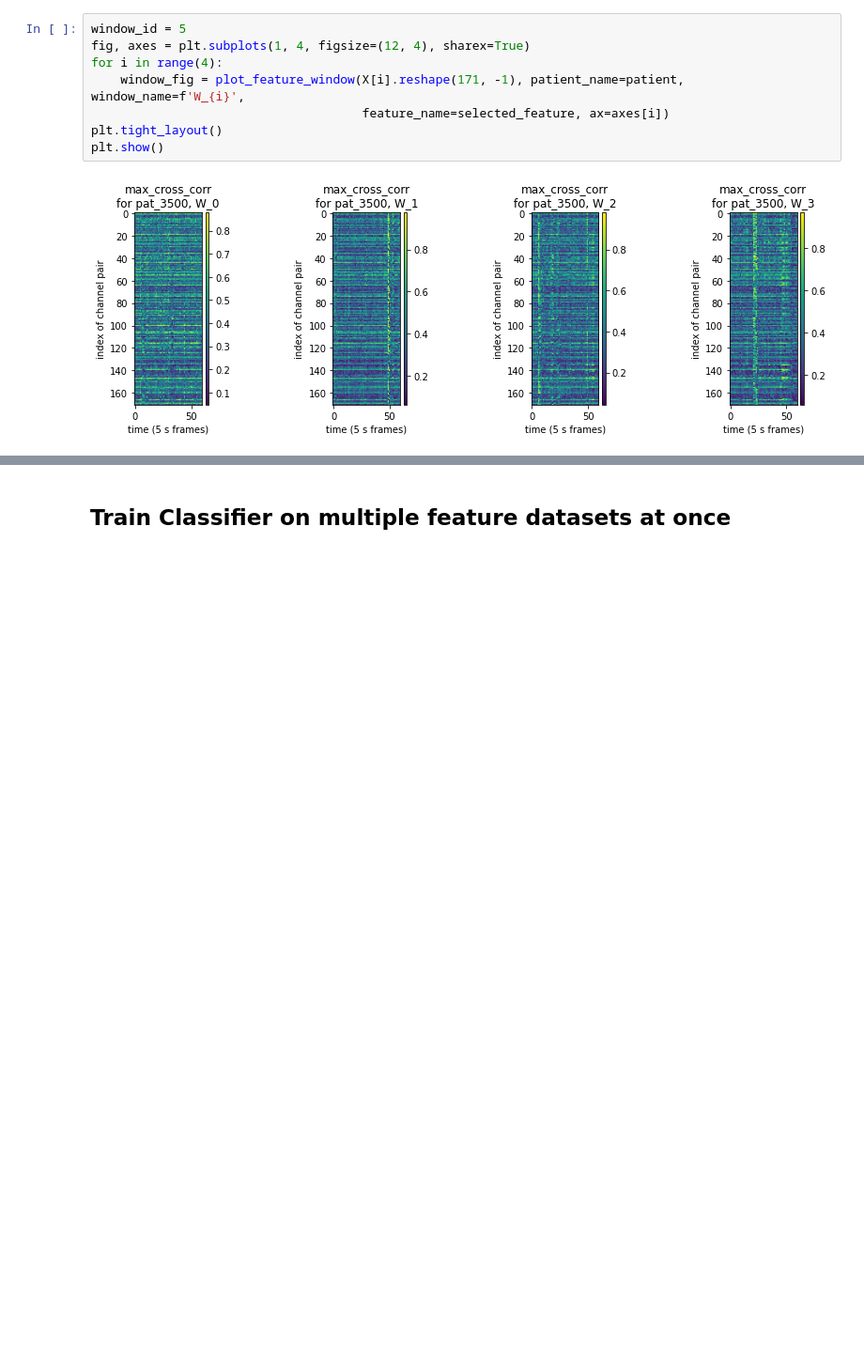
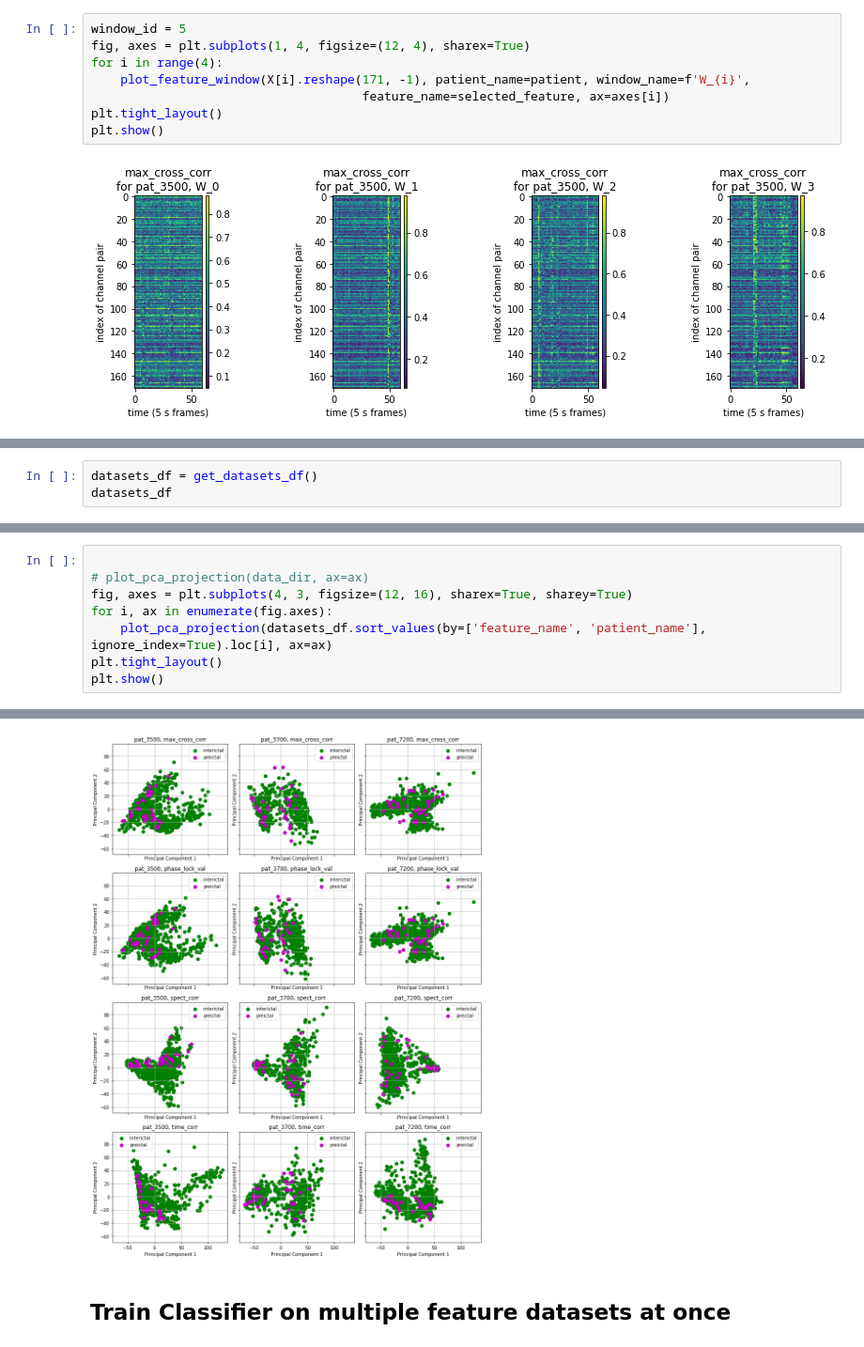
Before and after one commit to noamsgl/msc, a Jupyter notebook: scripts/psp/training/PSPReport.ipynb, the cells around one changed output, grey strips where cells are left out. Shown at 94% size. Saved outputs shown, nothing was run; the diff lists cells and outputs as text; blank space fills up the shorter version.

Commit message:
PCA Plot in PSPReport.ipynb

```diff
--- a/scripts/psp/training/PSPReport.ipynb
+++ b/scripts/psp/training/PSPReport.ipynb
@@ -144,7 +146,7 @@ X, labels = psp_dataset.get_X(), psp_dataset.get_labels(format='desc')
 window_id = 5
 fig, axes = plt.subplots(1, 4, figsize=(12, 4), sharex=True)
 for i in range(4):
-    window_fig = plot_feature_window(X[i].reshape(171, -1), patient_name=patient, window_name=f'W_{i}',
+    plot_feature_window(X[i].reshape(171, -1), patient_name=patient, window_name=f'W_{i}',
                                      feature_name=selected_feature, ax=axes[i])
 plt.tight_layout()
 plt.show()
@@ -152,0 +158,3 @@ plt.show()
+# %%
+datasets_df = get_datasets_df()
+datasets_df
@@ -152,0 +175,9 @@ plt.show()
+# %%
+
+# plot_pca_projection(data_dir, ax=ax)
+fig, axes = plt.subplots(4, 3, figsize=(12, 16), sharex=True, sharey=True)
+for i, ax in enumerate(fig.axes):
+    plot_pca_projection(datasets_df.sort_values(by=['feature_name', 'patient_name'], ignore_index=True).loc[i], ax=ax)
+plt.tight_layout()
+plt.show()
+# %% [output]
@@ -153,3 +201,4 @@ plt.show()
+[figure, added]
 # %% [markdown]
 ## Train Classifier on multiple feature datasets at once
 # %%
```
Also changed, not shown: parts of 4 cells of this notebook, 2 other files.
